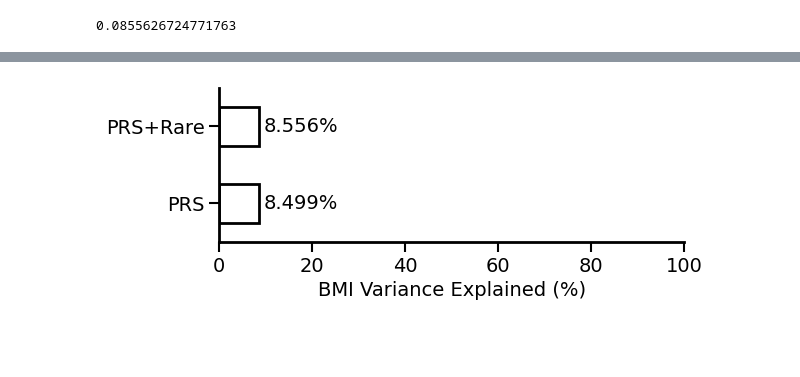
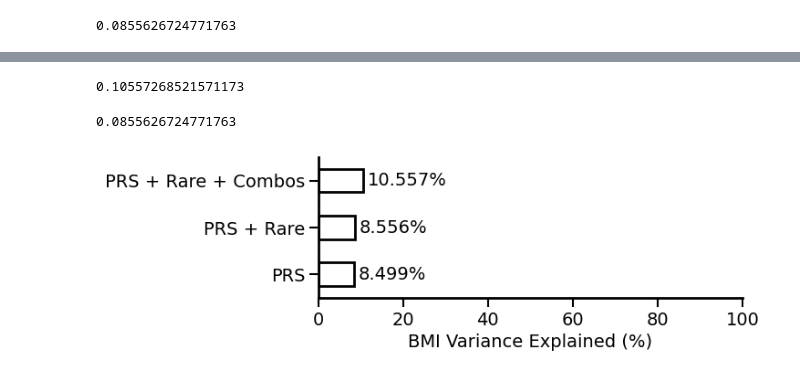
Before and after one commit to deeprob/ukb_bmi, a Jupyter notebook: 0_data_preparation_and_download/phenotype/notebooks/variance_explained.ipynb, the cells around one changed output, grey strips where cells are left out. Cells and saved outputs as stored; diff of their text form; code cells hidden in the pictures; blank space fills up the shorter version.

```diff
--- a/0_data_preparation_and_download/phenotype/notebooks/variance_explained.ipynb
+++ b/0_data_preparation_and_download/phenotype/notebooks/variance_explained.ipynb
@@ -112,31 +156,45 @@ prs_rare_exp_variance
+# %%
+geno_pheno_df = phenotype_df.merge(gdf, left_index=True, right_index=True, how="left").fillna(0.)
+# %%
+y, y_pred = train_model(geno_pheno_df, categorical_cols, numerical_cols, scaled_numerical_cols + list(gdf.columns))
+# %%
+prs_rare_combo_exp_variance = explained_variance_score(y, y_pred)
+# %%
+prs_rare_combo_exp_variance
+# %% [output]
+0.10557268521571173
+# %%
+prs_rare_exp_variance
+# %% [output]
+0.0855626724771763
 # %%
 plot_df = pd.DataFrame({
-    "Model Variates": ["PRS", "PRS+Rare"],
-    "Variance explained": [prs_exp_variance*100, prs_rare_exp_variance*100]})
+    "Model Variates": ["PRS", "PRS + Rare", "PRS + Rare + Combos"],
+    "Variance explained": [prs_exp_variance*100, prs_rare_exp_variance*100, prs_rare_combo_exp_variance*100]})
 # %%
 fig, axes = plt.subplots(1, 1, figsize=(6, 2))
 axes.barh(
     plot_df["Model Variates"],
     plot_df["Variance explained"],
     height=0.5,
     edgecolor="k", linewidth=2,
     color="white"
     )
 axes.set_xlim(0, 100)
-axes.set_ylim(-0.5, 1.5)
+axes.set_ylim(-0.5, 2.5)
 axes.set_xlabel("BMI Variance Explained (%)")
 axes.set_ylabel("")
 axes.spines[['top', 'right']].set_visible(False)
 
 rects =axes.patches
 # Make some labels.
 for rect in rects:
     width = rect.get_width()
     axes.text(
         width + 1, rect.get_y() + rect.get_height() / 2,  f"{round(width, 3)}%", ha="left", va="center"
     )
 # %% [output]
-[figure, old version]
+[figure, new version]
 # %%
 save_file = "/data6/deepro/ukb_bmi/0_data_preparation_and_download/phenotype/data/figures/explained_variance.pdf"
 # %%
```
Also changed, not shown: parts of 6 cells of this notebook, 23 other files.
